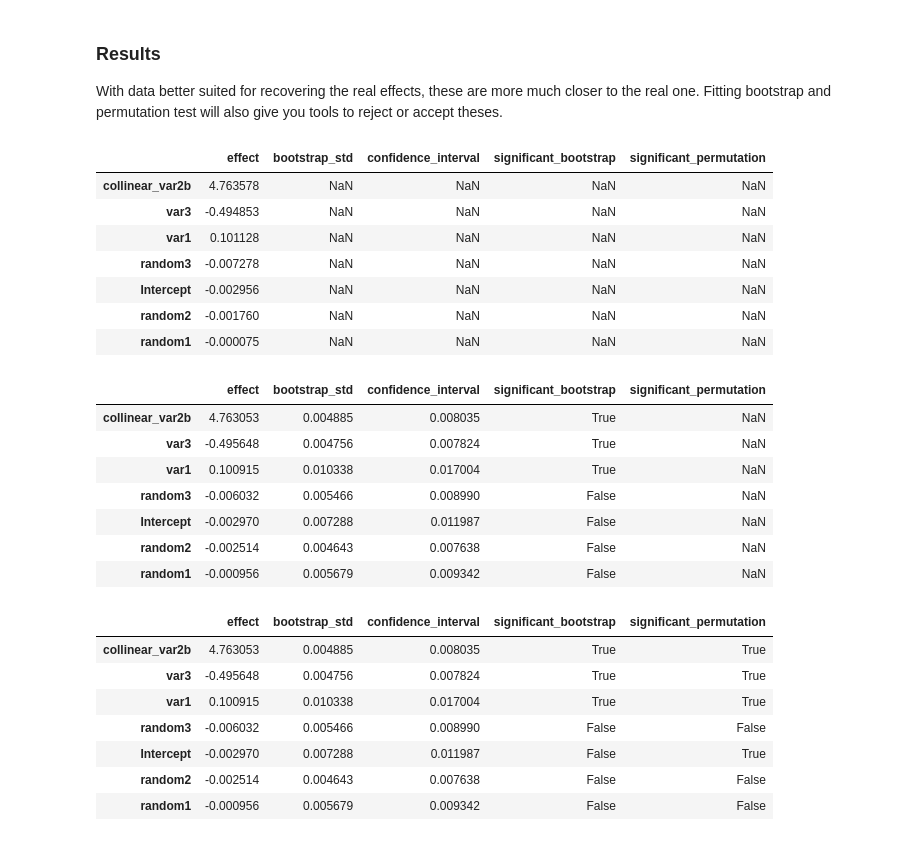
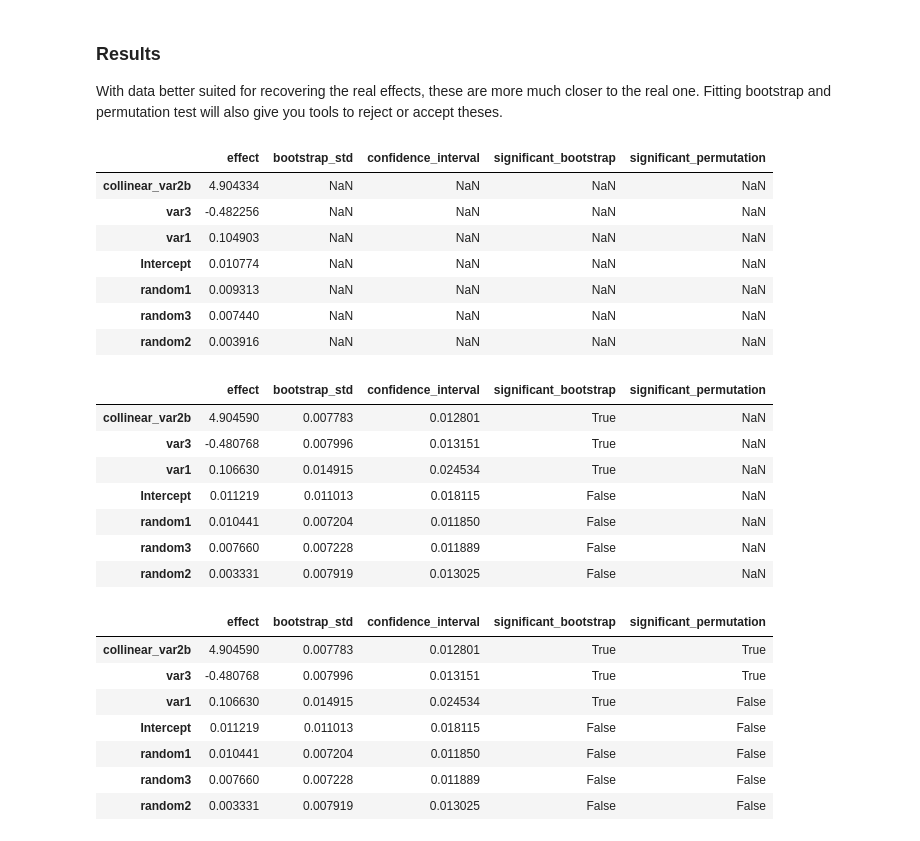
Before and after one commit to google-marketing-solutions/gps_building_blocks, a Jupyter notebook: py/gps_building_blocks/ml/statistical_inference/examples/simple_simulation.ipynb, the cells around one changed output. Cells and saved outputs as stored; diff of their text form; code cells hidden in the pictures.

```diff
--- a/py/gps_building_blocks/ml/statistical_inference/examples/simple_simulation.ipynb
+++ b/py/gps_building_blocks/ml/statistical_inference/examples/simple_simulation.ipynb
@@ -42,7 +40,7 @@ def _correlate(series: pd.Series, correlation_value: int, seed: int = 0):
 
 
 np.random.seed(18)
-data = pd.DataFrame(np.random.normal(0, 1, (100000, 6)))
+data = pd.DataFrame(np.random.normal(0, 1, (10000, 6)))
 data[0] = (data[0] >= 0.0).astype(int)
 
 data['constant'] = 1
@@ -50,7 +48,7 @@ data['var1'] = data[0]
 data['var2'] = data[1]
 data['var3'] = data[2]
 data['collinear_var2a'] = data['var2']
-data['collinear_var2b'] = _correlate(data['var2'], correlation_value=0.95)
+data['collinear_var2b'] = _correlate(data['var2'], correlation_value=0.99)
 data['random1'] = data[3]
 data['random2'] = data[4]
 data['random3'] = data[5]
@@ -107,5 +105,5 @@ real effect.
 # %%
-naive_model = models.InferenceRidge()
+naive_model = models.InferenceRidge(alpha=100)
 naive_model.fit(inference_data, raise_on_data_error=False)
 naive_model.get_results()
 # %% [output]
@@ -155,4 +155,7 @@ In the example above, collinear columns are interfering with recovering the real
 # %%
-inference_data.address_collinearity_with_vif(vif_threshold=10, drop=True)
+inference_data.address_collinearity_with_vif(sequential=True,
+                                             interactive=False,
+                                             vif_threshold=10,
+                                             drop=True)
 # %% [output]
 |  | collinear_var2b | var1 | var3 | random1 | random2 | random3 | target |
@@ -180,39 +183,39 @@ In our example `var2`, `collinear_var2a` and `collinear_var2b` are all collinear
 
 With data better suited for recovering the real effects, these are more much closer to the real one. Fitting bootstrap and permutation test will also give you tools to reject or accept theses.
 # %%
-less_naive_model = models.InferenceRidge()
+less_naive_model = models.InferenceRidge(alpha=100)
 less_naive_model.fit(inference_data, raise_on_data_error=False)
 less_naive_model.get_results()
 # %% [output]
 |  | effect | bootstrap_std | confidence_interval | significant_bootstrap | significant_permutation |
-| collinear_var2b | 4.763578 | NaN | NaN | NaN | NaN |
-| var3 | -0.494853 | NaN | NaN | NaN | NaN |
-| var1 | 0.101128 | NaN | NaN | NaN | NaN |
-| random3 | -0.007278 | NaN | NaN | NaN | NaN |
-| Intercept | -0.002956 | NaN | NaN | NaN | NaN |
-| random2 | -0.001760 | NaN | NaN | NaN | NaN |
-| random1 | -0.000075 | NaN | NaN | NaN | NaN |
+| collinear_var2b | 4.904334 | NaN | NaN | NaN | NaN |
+| var3 | -0.482256 | NaN | NaN | NaN | NaN |
+| var1 | 0.104903 | NaN | NaN | NaN | NaN |
+| Intercept | 0.010774 | NaN | NaN | NaN | NaN |
+| random1 | 0.009313 | NaN | NaN | NaN | NaN |
+| random3 | 0.007440 | NaN | NaN | NaN | NaN |
+| random2 | 0.003916 | NaN | NaN | NaN | NaN |
 # %%
 less_naive_model.fit_bootstrap(50, n_jobs=1, verbose=False)
 less_naive_model.get_results()
 # %% [output]
 |  | effect | bootstrap_std | confidence_interval | significant_bootstrap | significant_permutation |
-| collinear_var2b | 4.763053 | 0.004885 | 0.008035 | True | NaN |
-| var3 | -0.495648 | 0.004756 | 0.007824 | True | NaN |
-| var1 | 0.100915 | 0.010338 | 0.017004 | True | NaN |
-| random3 | -0.006032 | 0.005466 | 0.008990 | False | NaN |
-| Intercept | -0.002970 | 0.007288 | 0.011987 | False | NaN |
-| random2 | -0.002514 | 0.004643 | 0.007638 | False | NaN |
-| random1 | -0.000956 | 0.005679 | 0.009342 | False | NaN |
+| collinear_var2b | 4.904590 | 0.007783 | 0.012801 | True | NaN |
+| var3 | -0.480768 | 0.007996 | 0.013151 | True | NaN |
+| var1 | 0.106630 | 0.014915 | 0.024534 | True | NaN |
+| Intercept | 0.011219 | 0.011013 | 0.018115 | False | NaN |
+| random1 | 0.010441 | 0.007204 | 0.011850 | False | NaN |
+| random3 | 0.007660 | 0.007228 | 0.011889 | False | NaN |
+| random2 | 0.003331 | 0.007919 | 0.013025 | False | NaN |
 # %%
 less_naive_model.permutation_test(50, n_jobs=1, verbose=False)
 less_naive_model.get_results()
 # %% [output]
 |  | effect | bootstrap_std | confidence_interval | significant_bootstrap | significant_permutation |
-| collinear_var2b | 4.763053 | 0.004885 | 0.008035 | True | True |
-| var3 | -0.495648 | 0.004756 | 0.007824 | True | True |
-| var1 | 0.100915 | 0.010338 | 0.017004 | True | True |
-| random3 | -0.006032 | 0.005466 | 0.008990 | False | False |
-| Intercept | -0.002970 | 0.007288 | 0.011987 | False | True |
-| random2 | -0.002514 | 0.004643 | 0.007638 | False | False |
-| random1 | -0.000956 | 0.005679 | 0.009342 | False | False |
+| collinear_var2b | 4.904590 | 0.007783 | 0.012801 | True | True |
+| var3 | -0.480768 | 0.007996 | 0.013151 | True | True |
+| var1 | 0.106630 | 0.014915 | 0.024534 | True | False |
+| Intercept | 0.011219 | 0.011013 | 0.018115 | False | False |
+| random1 | 0.010441 | 0.007204 | 0.011850 | False | False |
+| random3 | 0.007660 | 0.007228 | 0.011889 | False | False |
+| random2 | 0.003331 | 0.007919 | 0.013025 | False | False |
```
Also changed, not shown: parts of 10 cells of this notebook.
